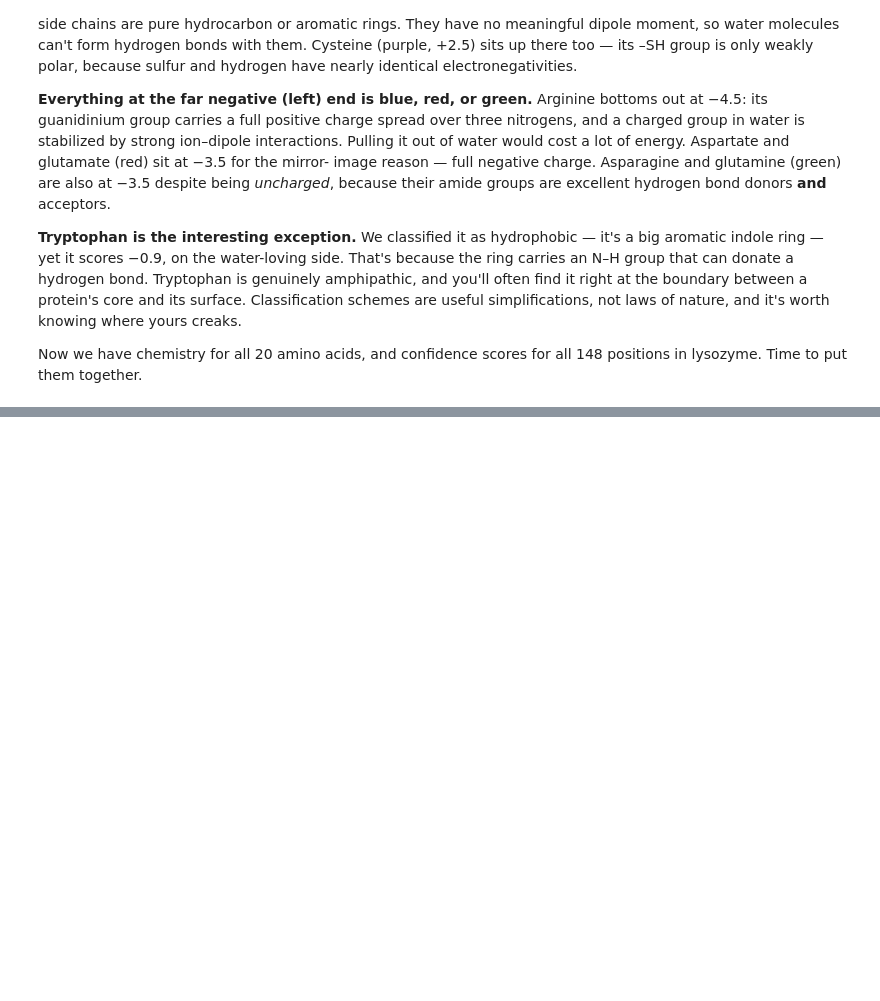
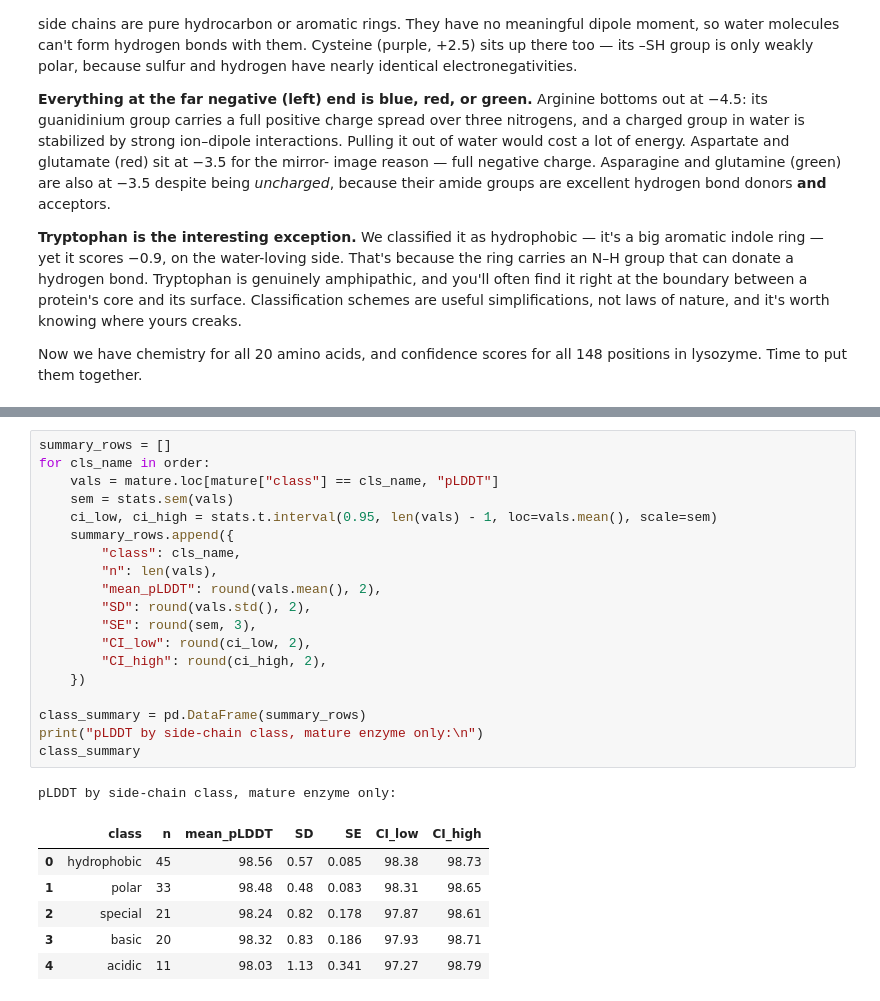
Before and after one commit to legpt/alphafold-confidence-project, a Jupyter notebook: amino_acid_chemistry_confidence.ipynb, the cells around one changed output, grey strips where cells are left out. Drawn from its saved outputs; the diff is of its cells as text; blank space fills up the shorter version.

```diff
--- a/amino_acid_chemistry_confidence.ipynb
+++ b/amino_acid_chemistry_confidence.ipynb
@@ -433,0 +564,27 @@ lysozyme. Time to put them together.
+# %%
+summary_rows = []
+for cls_name in order:
+    vals = mature.loc[mature["class"] == cls_name, "pLDDT"]
+    sem = stats.sem(vals)
+    ci_low, ci_high = stats.t.interval(0.95, len(vals) - 1, loc=vals.mean(), scale=sem)
+    summary_rows.append({
+        "class": cls_name,
+        "n": len(vals),
+        "mean_pLDDT": round(vals.mean(), 2),
+        "SD": round(vals.std(), 2),
+        "SE": round(sem, 3),
+        "CI_low": round(ci_low, 2),
+        "CI_high": round(ci_high, 2),
+    })
+
+class_summary = pd.DataFrame(summary_rows)
+print("pLDDT by side-chain class, mature enzyme only:\n")
+class_summary
+# %% [output]
+pLDDT by side-chain class, mature enzyme only:
+|  | class | n | mean_pLDDT | SD | SE | CI_low | CI_high |
+| 0 | hydrophobic | 45 | 98.56 | 0.57 | 0.085 | 98.38 | 98.73 |
+| 1 | polar | 33 | 98.48 | 0.48 | 0.083 | 98.31 | 98.65 |
+| 2 | special | 21 | 98.24 | 0.82 | 0.178 | 97.87 | 98.61 |
+| 3 | basic | 20 | 98.32 | 0.83 | 0.186 | 97.93 | 98.71 |
+| 4 | acidic | 11 | 98.03 | 1.13 | 0.341 | 97.27 | 98.79 |
```
Also changed, not shown: parts of 9 cells of this notebook.
